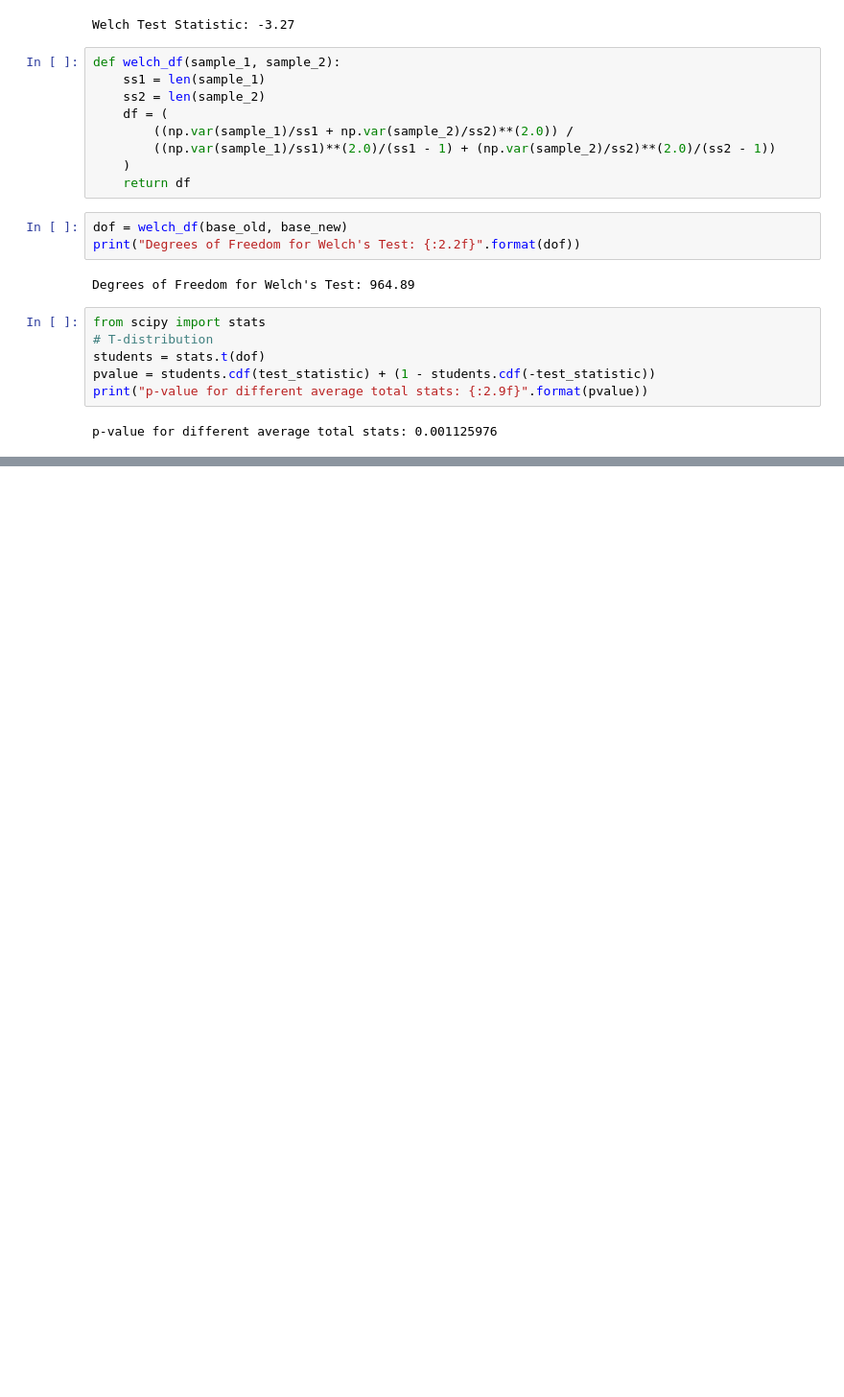
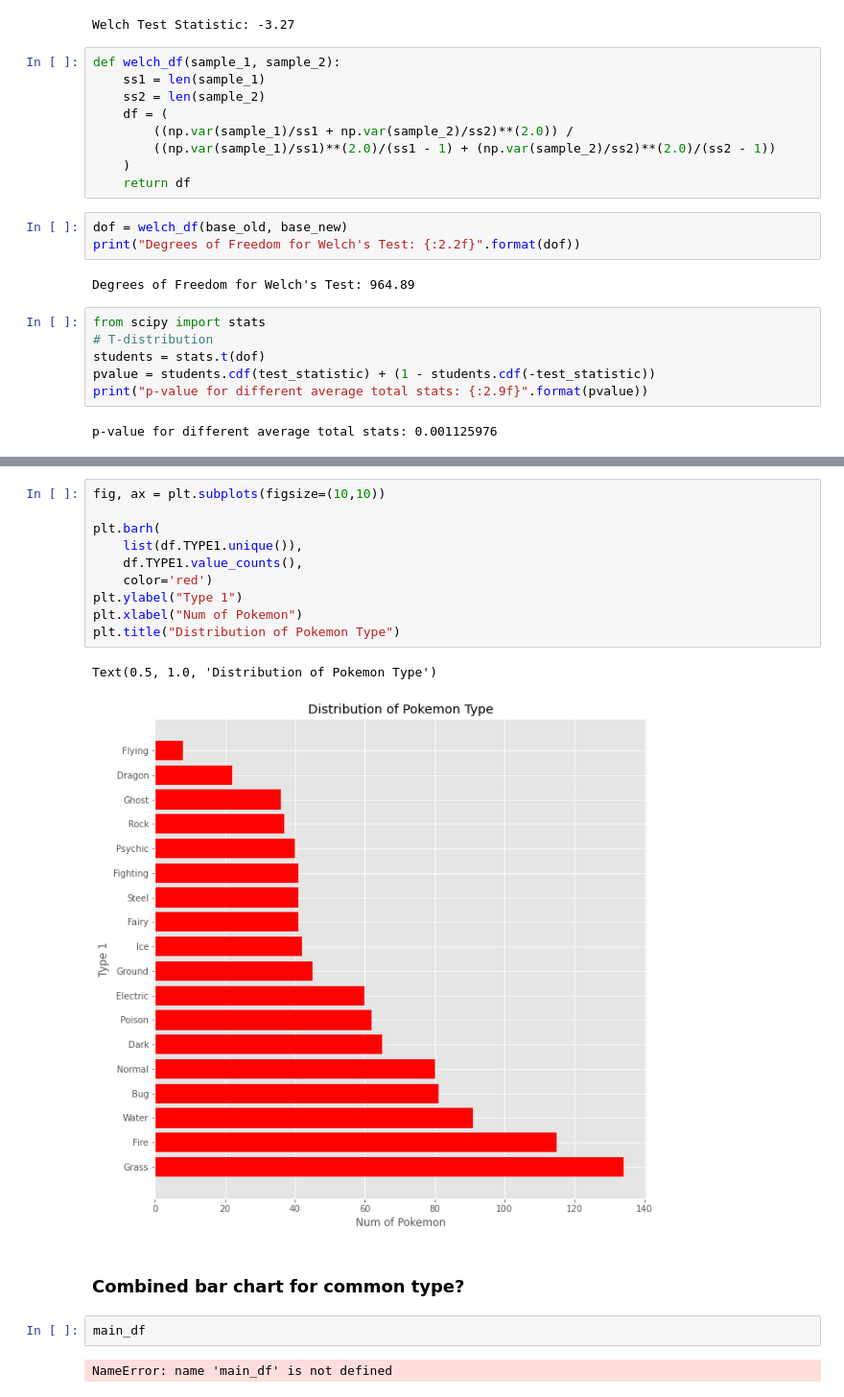
Before and after one commit to chloengnguyen/Are-Pokemon-Getting-Stronger, a Jupyter notebook: Testing.ipynb, the cells around one changed output, grey strips where cells are left out. Shown at 96% size. Saved outputs shown, nothing was run; the diff lists cells and outputs as text; blank space fills up the shorter version.

```diff
--- a/Testing.ipynb
+++ b/Testing.ipynb
@@ -393,0 +539,19 @@ p-value for different average total stats: 0.001125976
+# %%
+fig, ax = plt.subplots(figsize=(10,10))
+
+plt.barh(
+    list(df.TYPE1.unique()),
+    df.TYPE1.value_counts(),
+    color='red')
+plt.ylabel("Type 1")
+plt.xlabel("Num of Pokemon")
+plt.title("Distribution of Pokemon Type")
+# %% [output]
+Text(0.5, 1.0, 'Distribution of Pokemon Type')
+[figure, added]
+# %% [markdown]
+### Combined bar chart for common type?
+# %%
+main_df
+# %% [output]
+NameError: name 'main_df' is not defined
```
Also changed, not shown: parts of 19 cells of this notebook, 4 other files.
